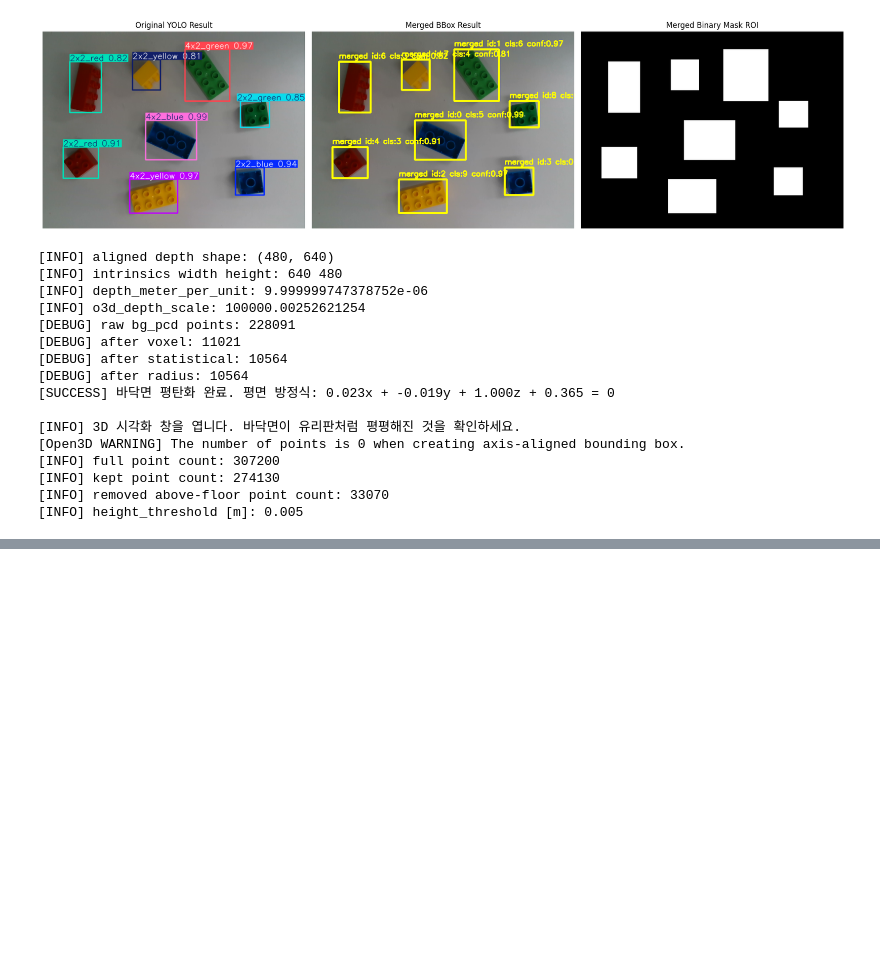
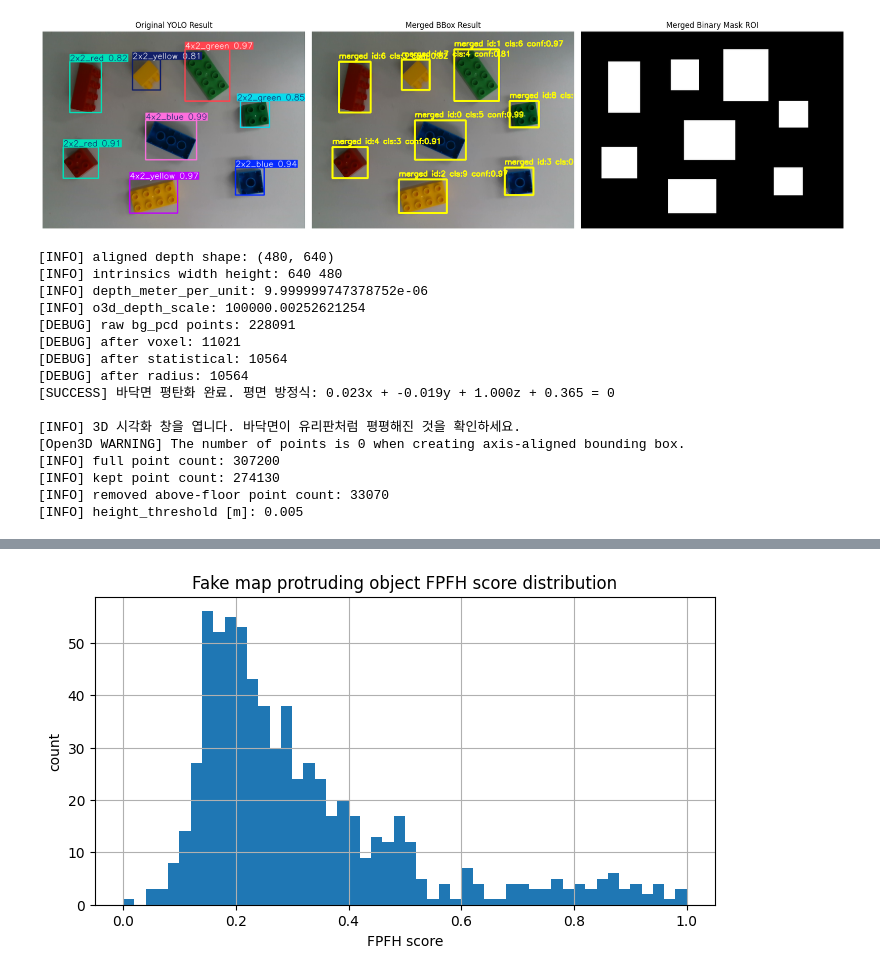
Before and after one commit to engineer0914/pointcloud_test, a Jupyter notebook: ttest/test.ipynb, the cells around one changed output, grey strips where cells are left out. Cells and saved outputs as stored; diff of their text form; code cells hidden in the pictures; blank space fills up the shorter version.

```diff
--- a/ttest/test.ipynb
+++ b/ttest/test.ipynb
@@ -1941,0 +3080,83 @@ o3d.visualization.draw_geometries(
+# %%
+# ============================================================
+# FPFH용 다운샘플
+# ============================================================
+voxel_size = 0.0015  # 1.5mm
+
+obj_ds = obj_pcd.voxel_down_sample(voxel_size=voxel_size)
+
+print("[INFO] obj_ds points:", len(obj_ds.points))
+
+# ============================================================
+# 노멀 계산
+# ============================================================
+normal_radius = voxel_size * 3.0  # 약 4.5mm
+
+obj_ds.estimate_normals(
+    search_param=o3d.geometry.KDTreeSearchParamHybrid(
+        radius=normal_radius,
+        max_nn=30
+    )
+)
+
+try:
+    obj_ds.orient_normals_consistent_tangent_plane(20)
+except Exception as e:
+    print("[WARN] normal orientation failed:", e)
+
+# ============================================================
+# FPFH 계산
+# ============================================================
+feature_radius = voxel_size * 8.0  # 약 12mm
+
+fpfh = o3d.pipelines.registration.compute_fpfh_feature(
+    obj_ds,
+    search_param=o3d.geometry.KDTreeSearchParamHybrid(
+        radius=feature_radius,
+        max_nn=100
+    )
+)
+
+fpfh_np = np.asarray(fpfh.data).T  # N x 33
+
+print("[INFO] FPFH shape:", fpfh_np.shape)
+
+# ============================================================
+# FPFH 특징 강도 score
+# 평균 descriptor와의 거리
+# ============================================================
+fpfh_mean = fpfh_np.mean(axis=0, keepdims=True)
+feature_dist = np.linalg.norm(fpfh_np - fpfh_mean, axis=1)
+
+score = feature_dist.copy()
+score = (score - score.min()) / (score.max() - score.min() + 1e-12)
+
+print("[INFO] score min/max:", score.min(), score.max())
+print("[INFO] score p90:", np.percentile(score, 90))
+print("[INFO] score p95:", np.percentile(score, 95))
+
+# ============================================================
+# 색상 시각화
+# ============================================================
+cmap = plt.get_cmap("turbo")
+colors = cmap(score)[:, :3]
+
+obj_fpfh_color = o3d.geometry.PointCloud()
+obj_fpfh_color.points = obj_ds.points
+obj_fpfh_color.colors = o3d.utility.Vector3dVector(colors)
+
+axis = o3d.geometry.TriangleMesh.create_coordinate_frame(size=0.03, origin=[0, 0, 0])
+
+o3d.visualization.draw_geometries(
+    [obj_fpfh_color, axis],
+    window_name="Fake map protruding object FPFH score"
+)
+
+plt.figure(figsize=(8, 4))
+plt.hist(score, bins=50)
+plt.xlabel("FPFH score")
+plt.ylabel("count")
+plt.title("Fake map protruding object FPFH score distribution")
+plt.grid(True)
+plt.show()
+# %% [output]
@@ -1941,0 +3168 @@ o3d.visualization.draw_geometries(
+[figure, added]
```
Also changed, not shown: parts of 25 cells of this notebook.
